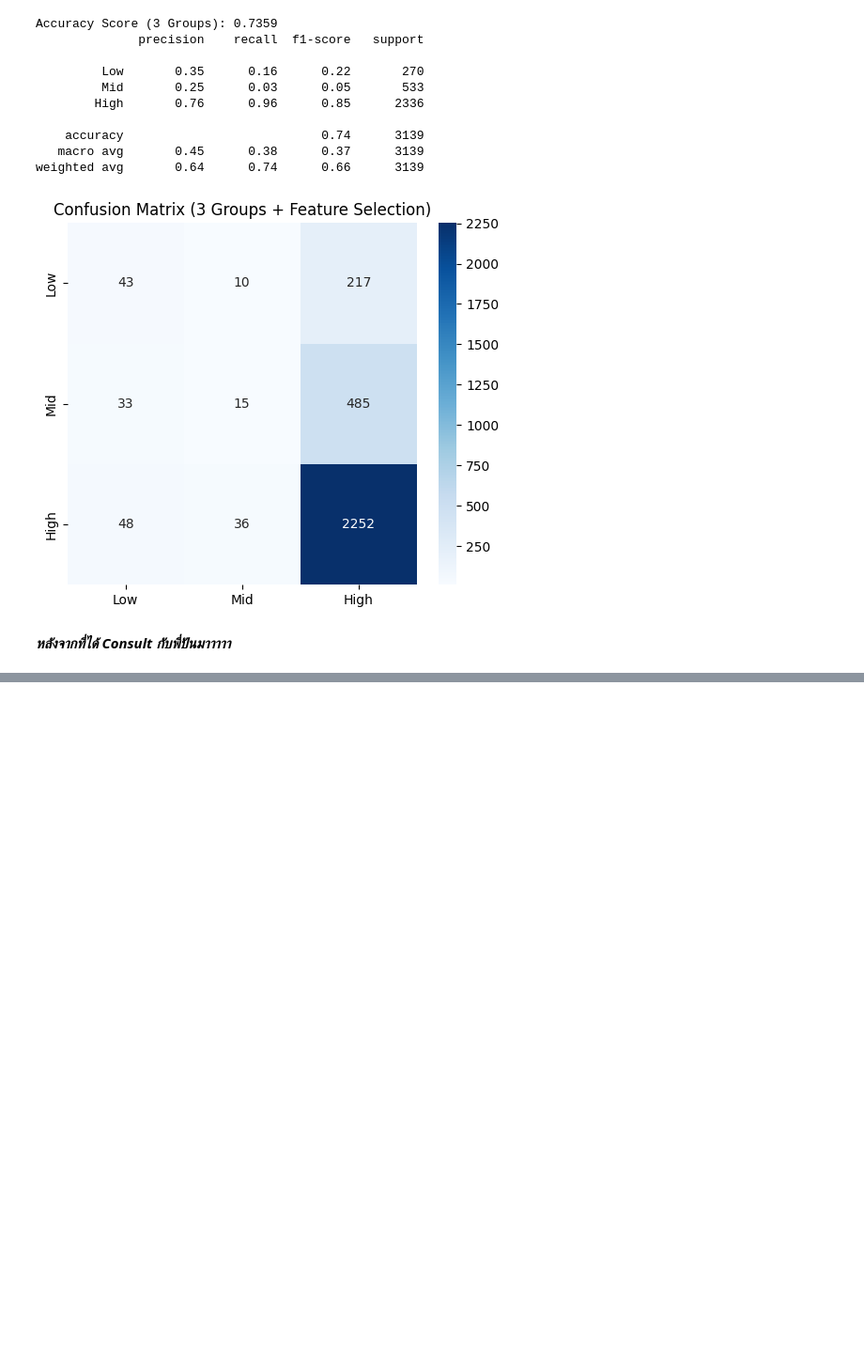
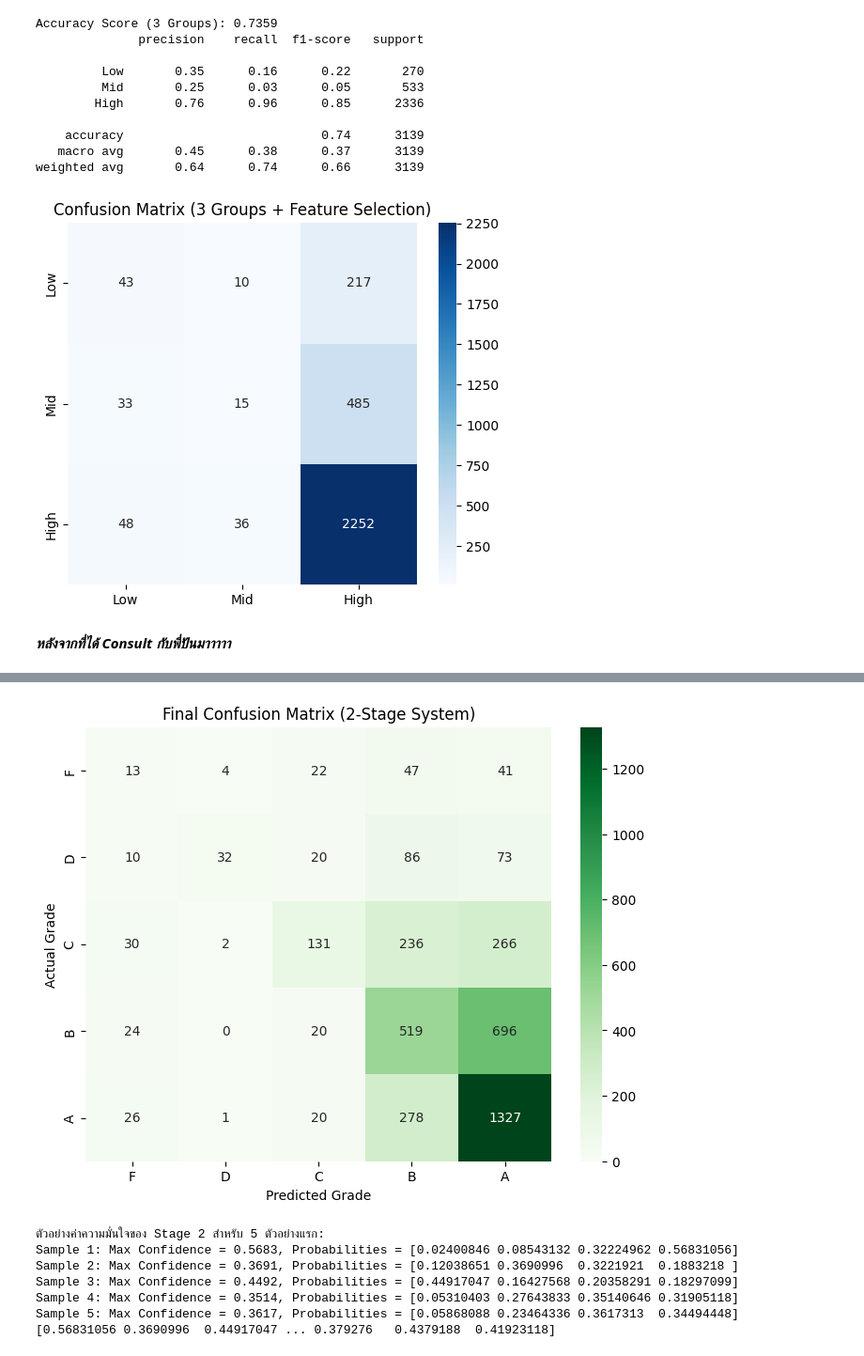
Before and after one commit to Finyakginshabu/alcoholic_tae, a Jupyter notebook: XGBoost.ipynb, the cells around one changed output, grey strips where cells are left out. Shown at 94% size. Cells and saved outputs as stored; diff of their text form; code cells hidden in the pictures; blank space fills up the shorter version.

Commit message:
Add Confidence Score to observe how models decided

```diff
--- a/XGBoost.ipynb
+++ b/XGBoost.ipynb
@@ -1027,9 +1007,12 @@ X_train1, X_test1, y_train1, y_test1 = train_test_split(X_enhanced, y_stage1, st
 
 model_f_detector = XGBClassifier(
     scale_pos_weight=10,
-    n_estimators=300,
-    max_depth=4
+    n_estimators=400,
+    learning_rate=0.05,
+    max_depth=5,
+    random_state=42
 )
+
 model_f_detector.fit(X_train1, y_train1)
 
 # Stage 2: ทำนายเกรดสำหรับคนที่ "ไม่ติด F"
@@ -1060,4 +1043,59 @@ model_stage2 = XGBClassifier(
 )
 
 model_stage2.fit(X_train2, y_train2)
+
+# ============================================================================================
+
+# ทดสอบโมเดลรวม 2-stage
+# ใช้ X_test1 (Unseen Data จาก Stage 1) เป็นตัวแทนข้อมูลใหม่
+# Predict แรก : ตก (1) หรือ ผ่าน (0)
+stage1_preds = model_f_detector.predict(X_test1)
+
+# เตรียม List เก็บผลลัพธ์รวม
+final_preds = []
+
+# วนลูปเข้า 2 โมเดล
+for i in range(len(X_test1)):
+    if stage1_preds[i] == 1: # ถ้าติด F
+        final_preds.append(0)
+    else:
+        # ถ้าโมเดลแรก predict ว่าผ่าน (ไม่ติด F) ให้ส่งเข้าโมเดลสองไปแยกเกรด A-D ต่อ
+        sample = X_test1[i].reshape(1, -1)
+        stage2_idx = model_stage2.predict(sample)[0]
+        # แปลง Index 0-3 กลับเป็นเกรด 1-4
+        final_preds.append(stage2_idx + 1)
+
+# ดึงค่าเกรดจริง (0-4) ของข้อมูลชุด X_test1 มาเปรียบเทียบ
+y_actual = df['grade'].iloc[y_test1.index].values
+
+print("2-STAGE MODEL REPORT")
+print(f"Overall Accuracy Score: {accuracy_score(y_actual, final_preds):.4f}")
+
+# รายงานผลแยกตามกลุ่มเกรด (F, D, C, B, A)
+target_names = ['F', 'D', 'C', 'B', 'A']
+print("\nDetailed Classification Report:")
+print(classification_report(y_actual, final_preds, target_names=target_names))
+
+# แสดง Confusion Matrix สรุป
+plt.figure(figsize=(8, 6))
+cm = confusion_matrix(y_actual, final_preds)
+sns.heatmap(cm, annot=True, fmt='d', cmap='Greens',
+            xticklabels=target_names, yticklabels=target_names)
+plt.title('Final Confusion Matrix (2-Stage System)')
+plt.xlabel('Predicted Grade')
+plt.ylabel('Actual Grade')
+plt.show()
+
+output_df = pd.DataFrame({'Actual': y_actual, 'Predicted': final_preds})
+output_df.to_csv('accuracy_results.csv', index=False)
+
+probs_stage2 = model_stage2.predict_proba(X_test2)
+
+# ถ้าอยากดูค่าความมั่นใจสูงสุดของแต่ละ Sample
+max_confidences = np.max(probs_stage2, axis=1)
+
+print("ตัวอย่างค่าความมั่นใจของ Stage 2 สำหรับ 5 ตัวอย่างแรก:")
+for i in range(5):
+    print(f"Sample {i+1}: Max Confidence = {max_confidences[i]:.4f}, Probabilities = {probs_stage2[i]}")
+print(max_confidences)
 # %% [output]
@@ -1074,0 +1117,8 @@ XGBClassifier(base_score=None, booster=None, callbacks=None,
+[figure, added]
+ตัวอย่างค่าความมั่นใจของ Stage 2 สำหรับ 5 ตัวอย่างแรก:
+Sample 1: Max Confidence = 0.5683, Probabilities = [0.02400846 0.08543132 0.32224962 0.56831056]
+Sample 2: Max Confidence = 0.3691, Probabilities = [0.12038651 0.3690996  0.3221921  0.1883218 ]
+Sample 3: Max Confidence = 0.4492, Probabilities = [0.44917047 0.16427568 0.20358291 0.18297099]
+Sample 4: Max Confidence = 0.3514, Probabilities = [0.05310403 0.27643833 0.35140646 0.31905118]
+Sample 5: Max Confidence = 0.3617, Probabilities = [0.05868088 0.23464336 0.3617313  0.34494448]
+[0.56831056 0.3690996  0.44917047 ... 0.379276   0.4379188  0.41923118]
```
Also changed, not shown: parts of 9 cells of this notebook, 1 other file.
